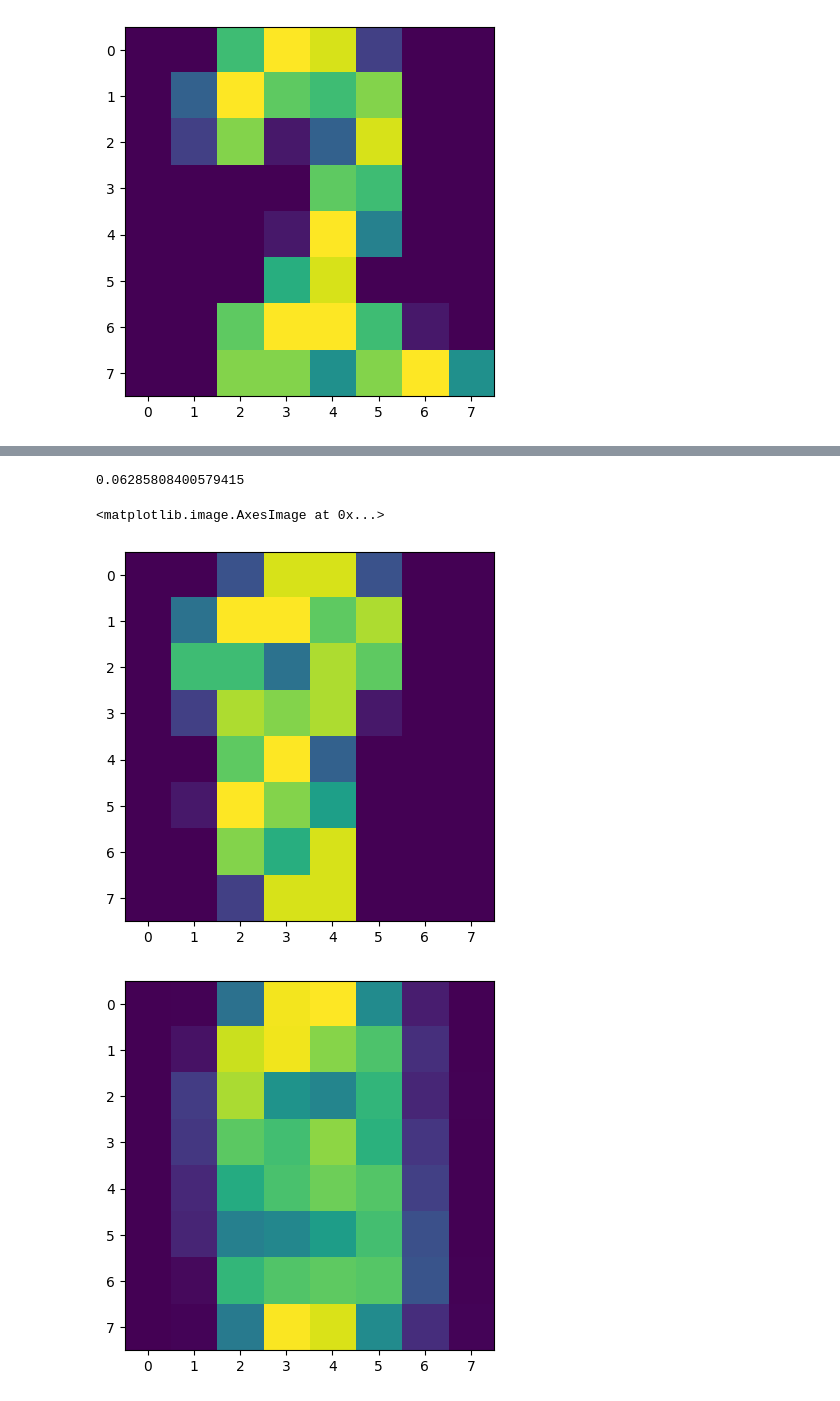
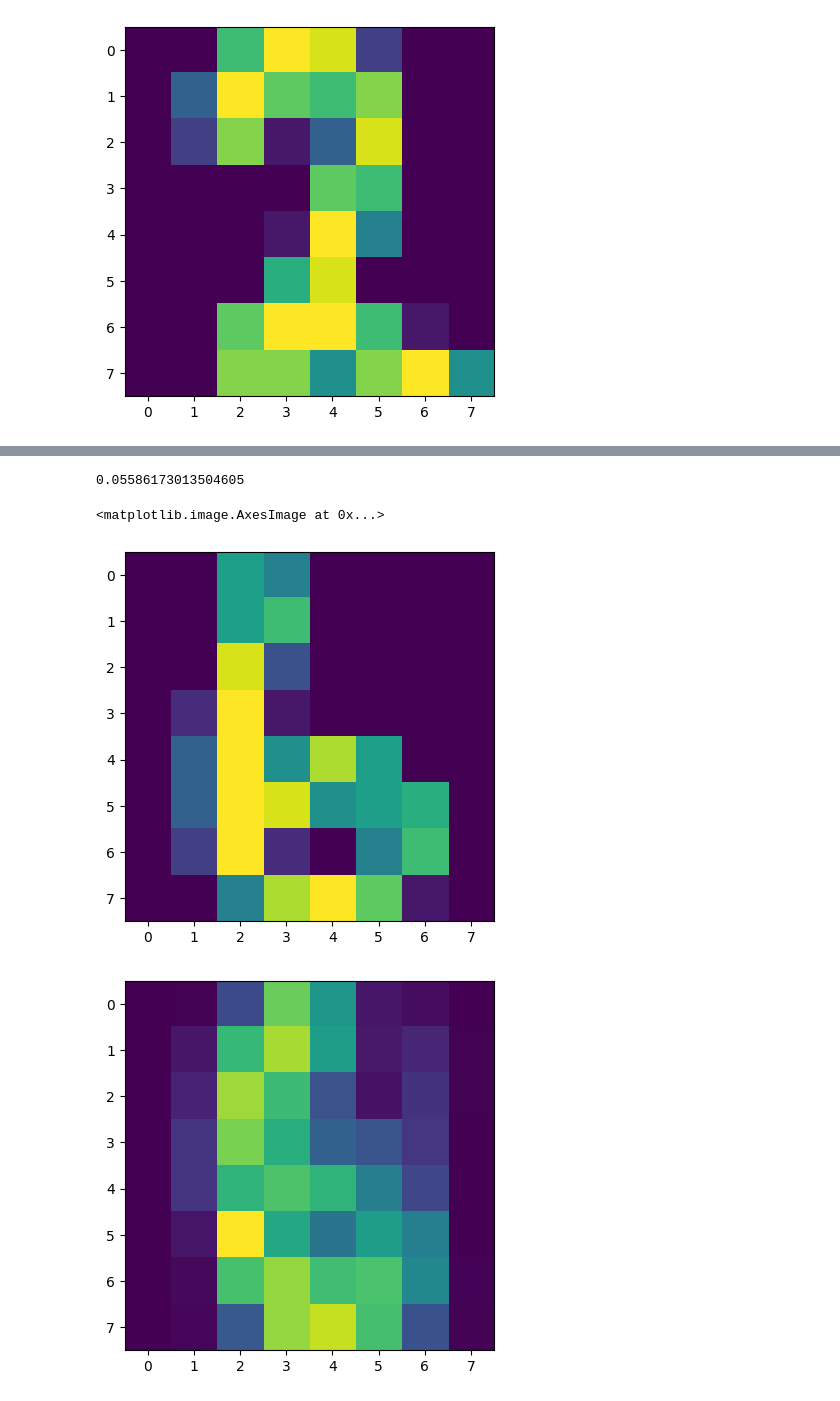
Before and after one commit to arshad171/iot-rads, a Jupyter notebook: autoencoder_test_mnist.ipynb, the cells around one changed output, grey strips where cells are left out. Drawn from its saved outputs; the diff is of its cells as text; code cells hidden in the pictures.

```diff
--- a/autoencoder_test_mnist.ipynb
+++ b/autoencoder_test_mnist.ipynb
@@ -153,19 +153,19 @@ plt.show()
 # %%
 y_test_pred = predict(neural_net, x_test)
 # %%
-r_ix = 11
+r_ix = 3
 
 print(np.mean(np.square((x_test[r_ix] - y_test_pred[r_ix]))))
 
 plt.figure()
 plt.imshow(np.reshape(y_test[r_ix], newshape=(8, 8)))
 plt.figure()
 plt.imshow(np.reshape(y_test_pred[r_ix], newshape=(8, 8)))
 # %% [output]
-0.06285808400579415
+0.05586173013504605
 <matplotlib.image.AxesImage at 0x...>
-[figure, old version]
+[figure, new version]
-[figure, old version]
+[figure, new version]
 # %%
 tf_neural_net = tf.keras.Sequential([
     tf.keras.layers.InputLayer(input_shape=(input_size)),
```
Also changed, not shown: parts of 7 cells of this notebook, 1 other file.
